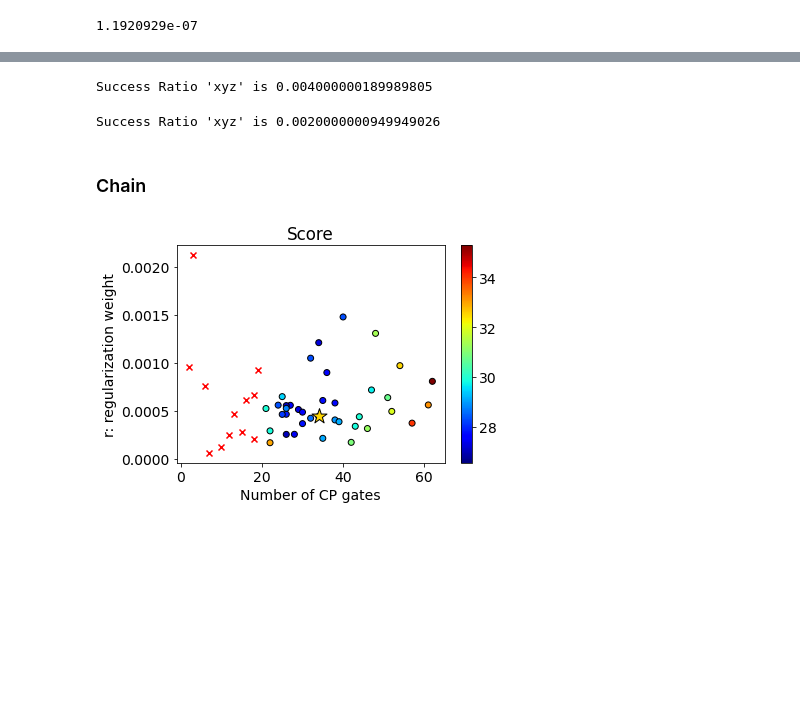
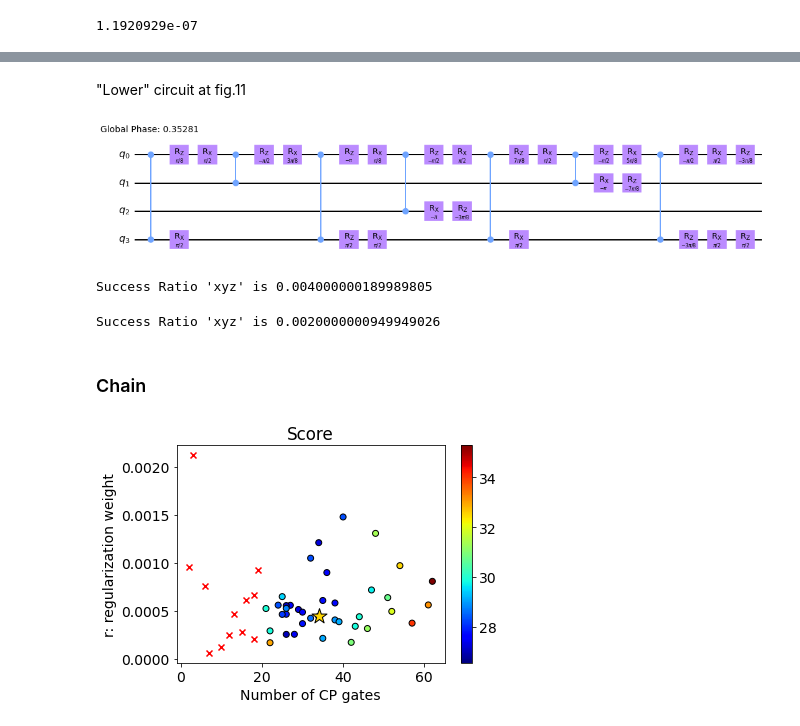
Before and after one commit to idnm/cpflow, a Jupyter notebook: paper/peppar.ipynb, the cells around one changed output, grey strips where cells are left out. Drawn from its saved outputs; the diff is of its cells as text; code cells hidden in the pictures; blank space fills up the shorter version.

```diff
--- a/paper/peppar.ipynb
+++ b/paper/peppar.ipynb
@@ -438,3 +432,9 @@ print(cost_HST(Operator(qx).data, Operator(qx_0.compose(qx_1)).data))
+# %% [markdown]
+"Lower" circuit at fig.11
+# %%
+qx_1.draw(output='mpl')
+# %% [output]
+[figure, added]
 # %%
 placements = {'free': get_placements(qx)}
 
```
Also changed, not shown: parts of 19 cells of this notebook, 1 other file.
